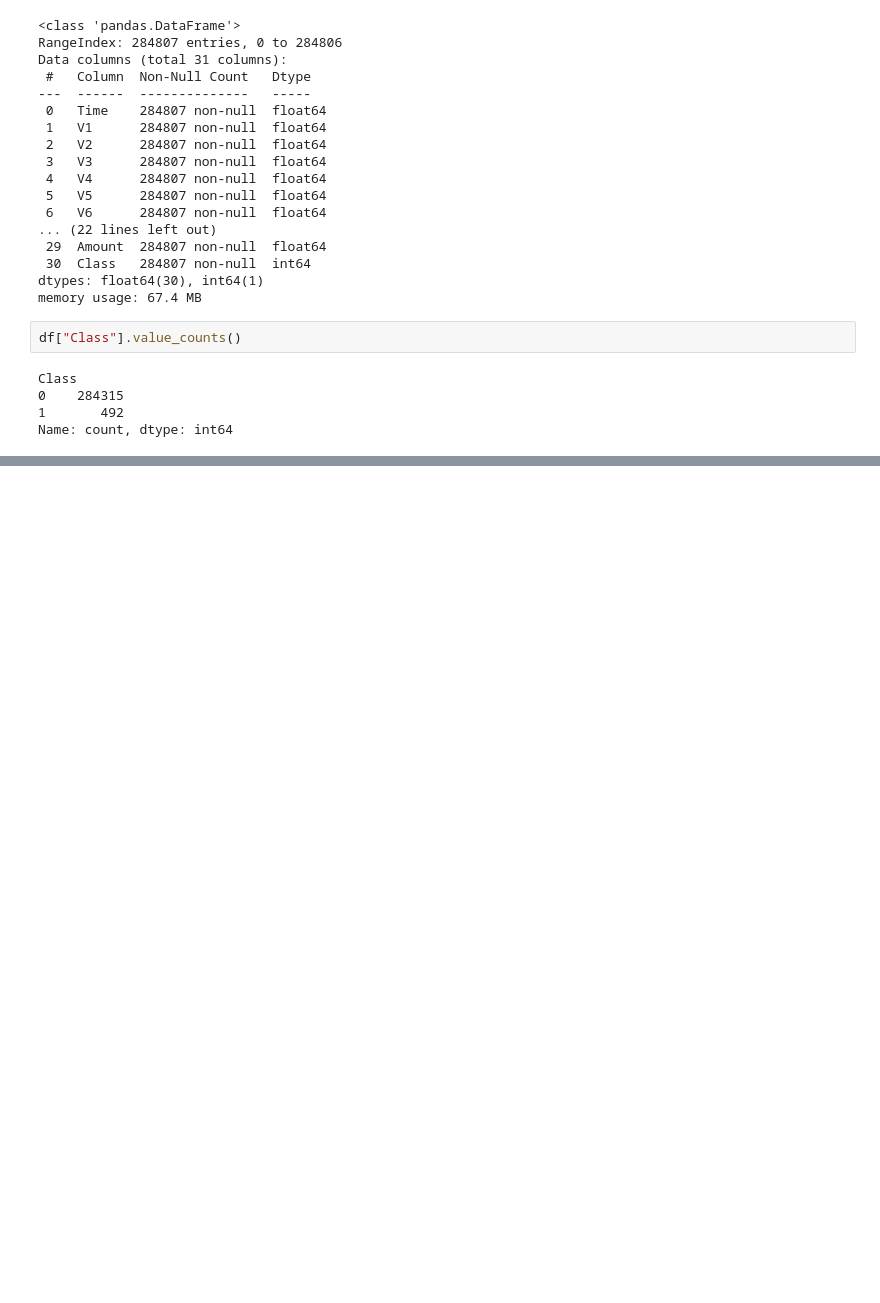
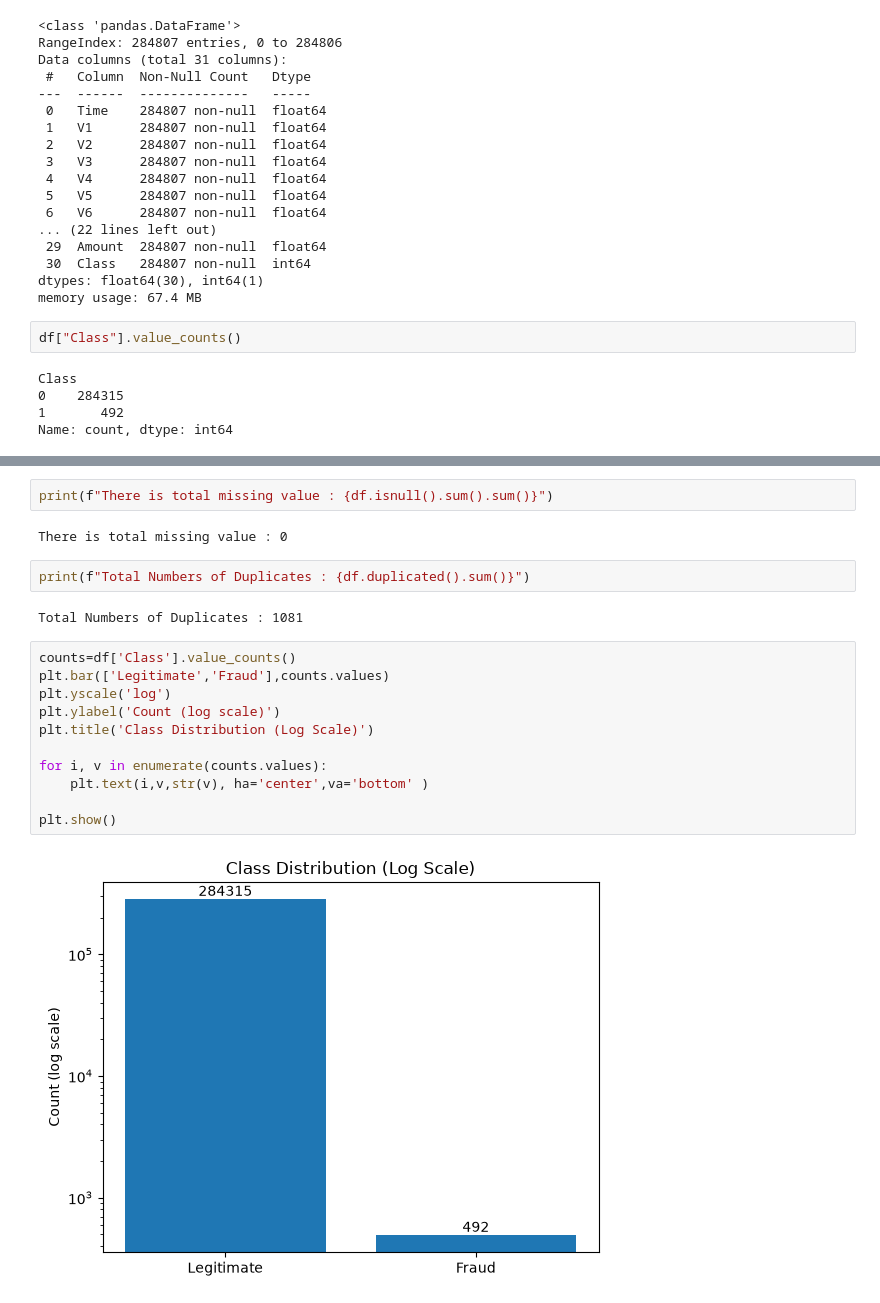
Before and after one commit to PrasadJagdale1939/credit-card-fraud-detection, a Jupyter notebook: notebooks/01_eda.ipynb, the cells around one changed output, grey strips where cells are left out. Saved outputs shown, nothing was run; the diff lists cells and outputs as text; blank space fills up the shorter version.

```diff
--- a/notebooks/01_eda.ipynb
+++ b/notebooks/01_eda.ipynb
@@ -42,0 +77,21 @@ Name: proportion, dtype: float64
+# %%
+print(f"There is total missing value : {df.isnull().sum().sum()}")
+# %% [output]
+There is total missing value : 0
+# %%
+print(f"Total Numbers of Duplicates : {df.duplicated().sum()}")
+# %% [output]
+Total Numbers of Duplicates : 1081
+# %%
+counts=df['Class'].value_counts()
+plt.bar(['Legitimate','Fraud'],counts.values)
+plt.yscale('log')
+plt.ylabel('Count (log scale)')
+plt.title('Class Distribution (Log Scale)')
+
+for i, v in enumerate(counts.values):
+    plt.text(i,v,str(v), ha='center',va='bottom' )
+
+plt.show()
+# %% [output]
+[figure, added]
```
Also changed, not shown: parts of 9 cells of this notebook.
